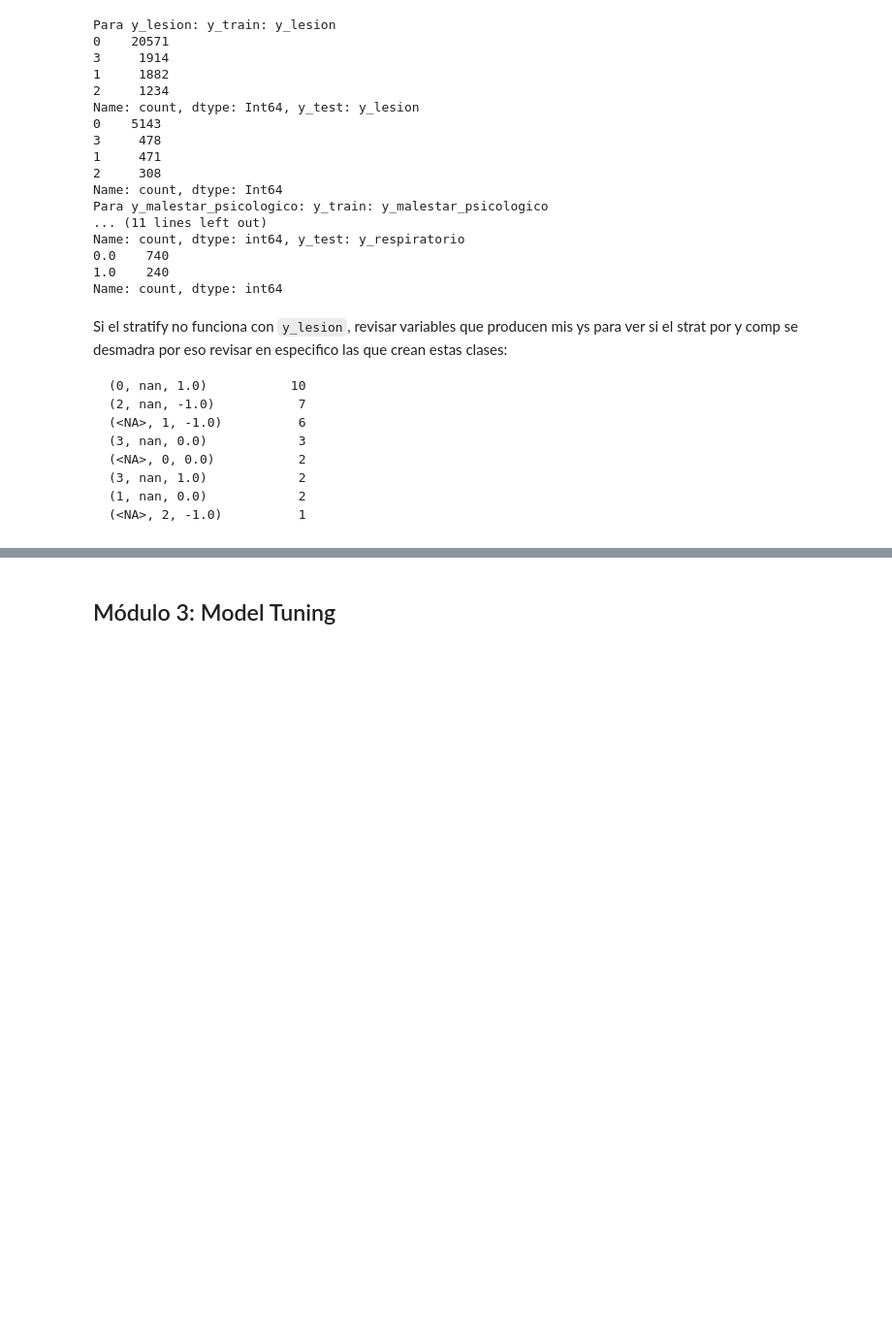
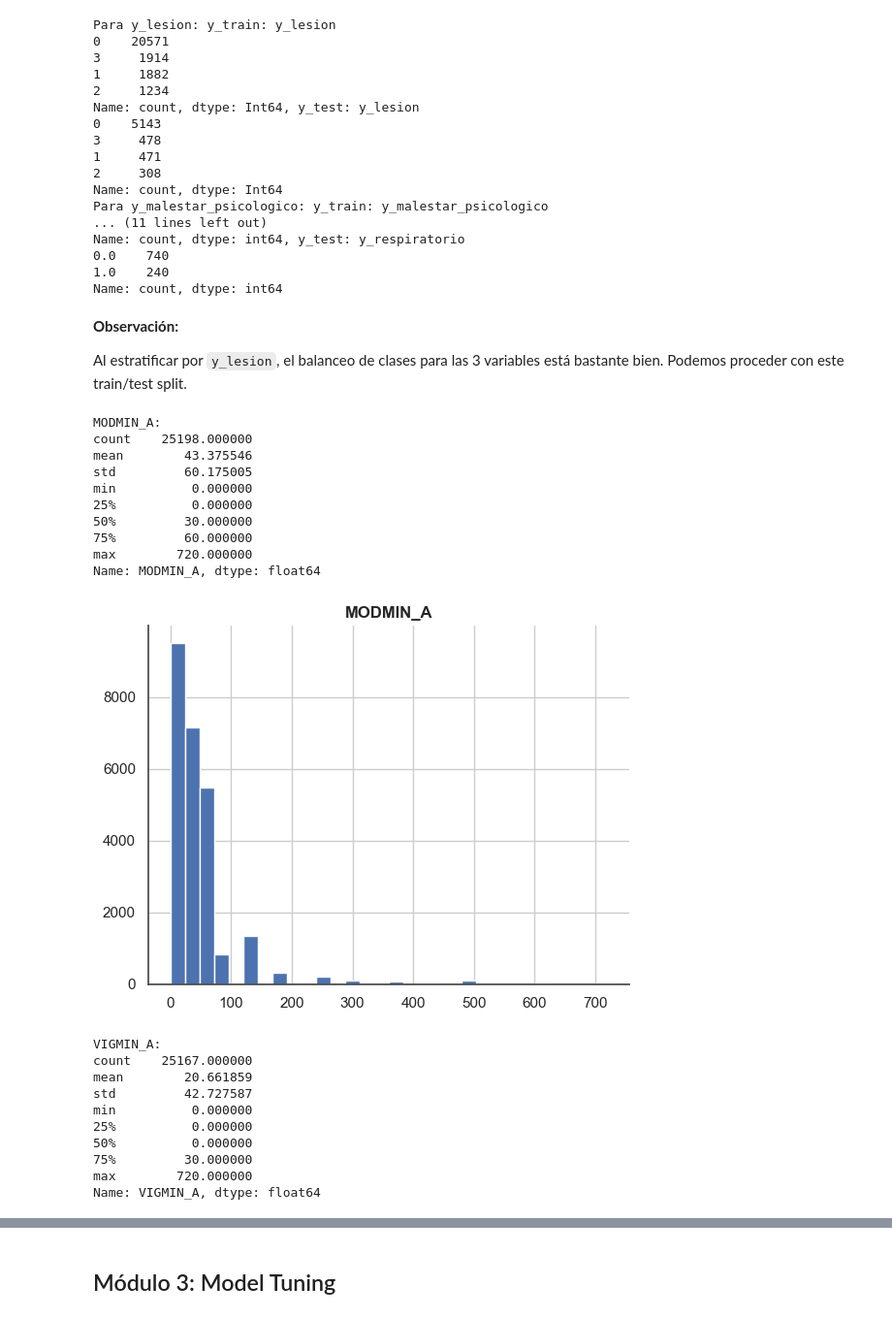
Before and after one commit to anairinac/tfm-wearable-health, a Jupyter notebook: notebooks/notebook.ipynb, the cells around one changed output, grey strips where cells are left out. Shown at 97% size. Cells and saved outputs as stored; diff of their text form; code cells hidden in the pictures; blank space fills up the shorter version.

Commit message:
imputed min vars for freq>0

````diff
--- a/notebooks/notebook.ipynb
+++ b/notebooks/notebook.ipynb
@@ -1474,22 +1489,38 @@ Name: count, dtype: int64, y_test: y_respiratorio
 0.0    740
 1.0    240
 Name: count, dtype: int64
-# %% [markdown]
-Si el stratify no funciona con `y_lesion`, revisar variables que producen mis ys para ver si el strat por y comp se desmadra por eso
-revisar en especifico las que crean estas clases:
-
-```
-(0, nan, 1.0)           10
-(2, nan, -1.0)           7
-(<NA>, 1, -1.0)          6
-(3, nan, 0.0)            3
-(<NA>, 0, 0.0)           2
-(3, nan, 1.0)            2
-(1, nan, 0.0)            2
-(<NA>, 2, -1.0)          1
-```
+# %% [markdown]
+**Observación:**
+
+Al estratificar por `y_lesion`, el balanceo de clases para las 3 variables está bastante bien. Podemos proceder con este train/test split.
 # %%
-# Imputación de variables min cuando freq > 0
+# Imputación de variables min cuando freq > 0 -> USAR X_train y no df_fe!!!!!
 
-
-# Revisar opciones de binning para variablese min
+vars_imputar = ['MODMIN_A', 'VIGMIN_A']
+for var in vars_imputar:
+    print(f"{var}:\n{X_train[var].describe()}")
+    X_train[var].hist(bins=30)
+    plt.title(var)
+    plt.show()
+# %% [output]
+MODMIN_A:
+count    25198.000000
+mean        43.375546
+std         60.175005
+min          0.000000
+25%          0.000000
+50%         30.000000
+75%         60.000000
+max        720.000000
+Name: MODMIN_A, dtype: float64
+[figure, added]
+VIGMIN_A:
+count    25167.000000
+mean        20.661859
+std         42.727587
+min          0.000000
+25%          0.000000
+50%          0.000000
+75%         30.000000
+max        720.000000
+Name: VIGMIN_A, dtype: float64
````
Also changed, not shown: parts of 5 cells of this notebook.
